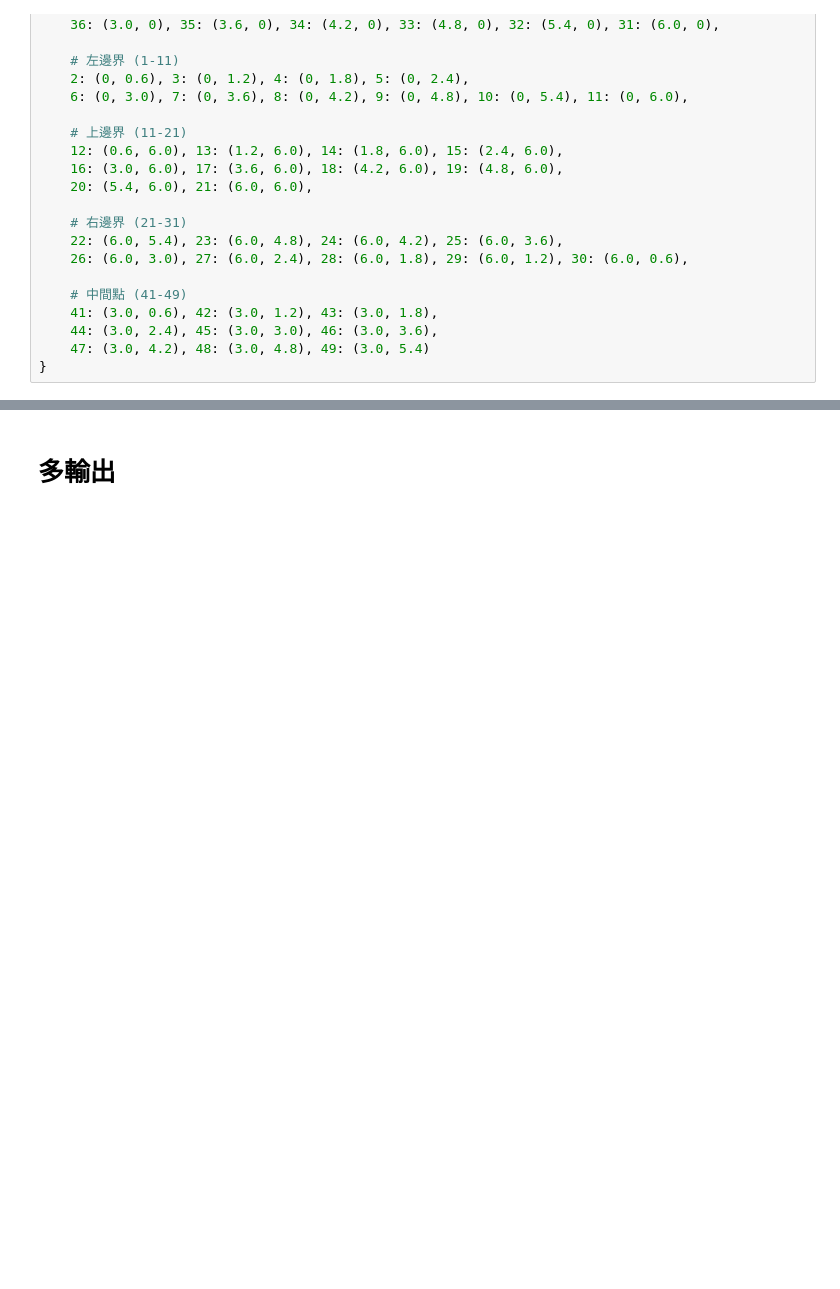
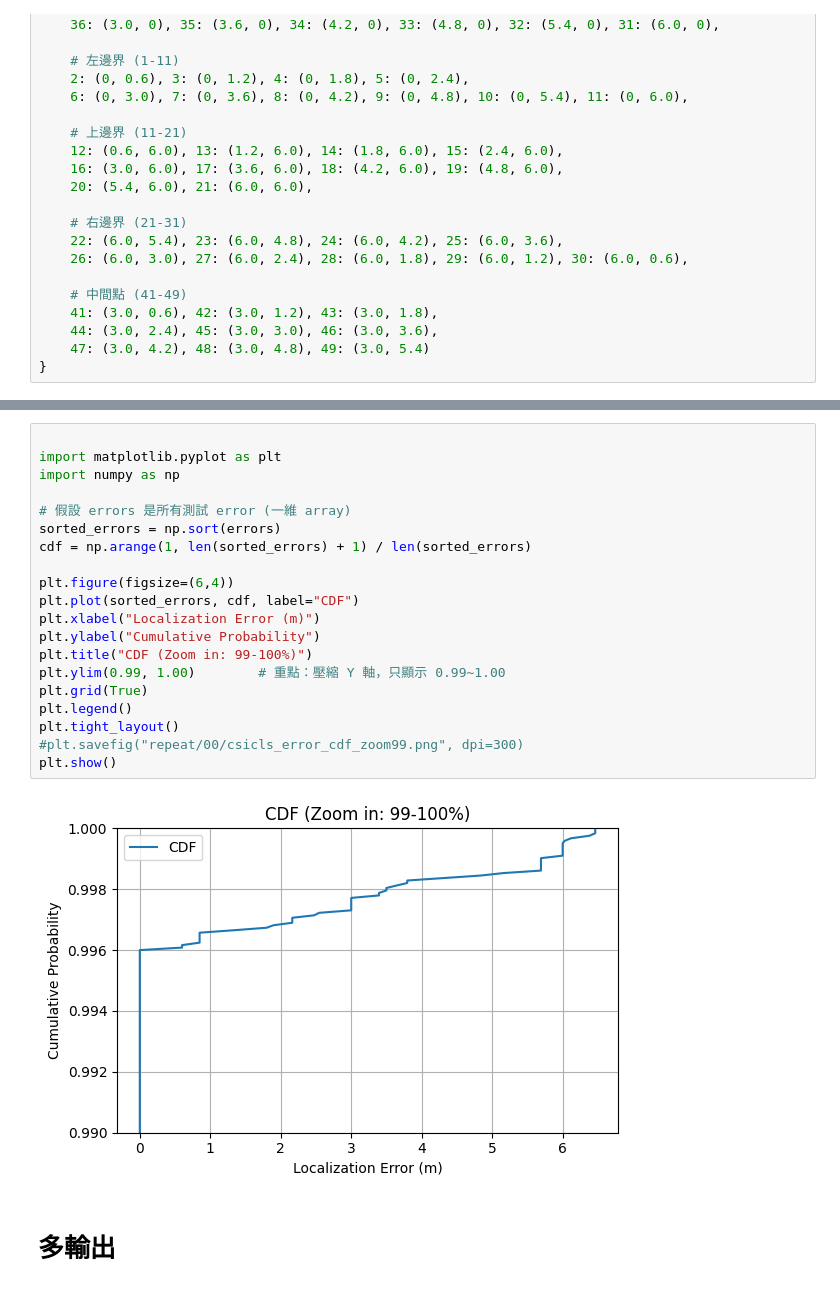
Before and after one commit to kuku000/csi_tool, a Jupyter notebook: model_CNN/train.ipynb, the cells around one changed output, grey strips where cells are left out. Cells and saved outputs as stored; diff of their text form; blank space fills up the shorter version.

```diff
--- a/model_CNN/train.ipynb
+++ b/model_CNN/train.ipynb
@@ -594,4 +607,26 @@ print("📁 Results saved to repeat/00/csicls_results00.csv")
 📁 Results saved to repeat/00/csicls_results00.csv
+# %%
+
+import matplotlib.pyplot as plt
+import numpy as np
+
+# 假設 errors 是所有測試 error (一維 array)
+sorted_errors = np.sort(errors)
+cdf = np.arange(1, len(sorted_errors) + 1) / len(sorted_errors)
+
+plt.figure(figsize=(6,4))
+plt.plot(sorted_errors, cdf, label="CDF")
+plt.xlabel("Localization Error (m)")
+plt.ylabel("Cumulative Probability")
+plt.title("CDF (Zoom in: 99-100%)")
+plt.ylim(0.99, 1.00)        # 重點：壓縮 Y 軸，只顯示 0.99~1.00
+plt.grid(True)
+plt.legend()
+plt.tight_layout()
+#plt.savefig("repeat/00/csicls_error_cdf_zoom99.png", dpi=300)
+plt.show()
+# %% [output]
+[figure, added]
 # %% [markdown]
 # 多輸出
 # %%
```
Also changed, not shown: parts of 3 cells of this notebook, 10 other files.
